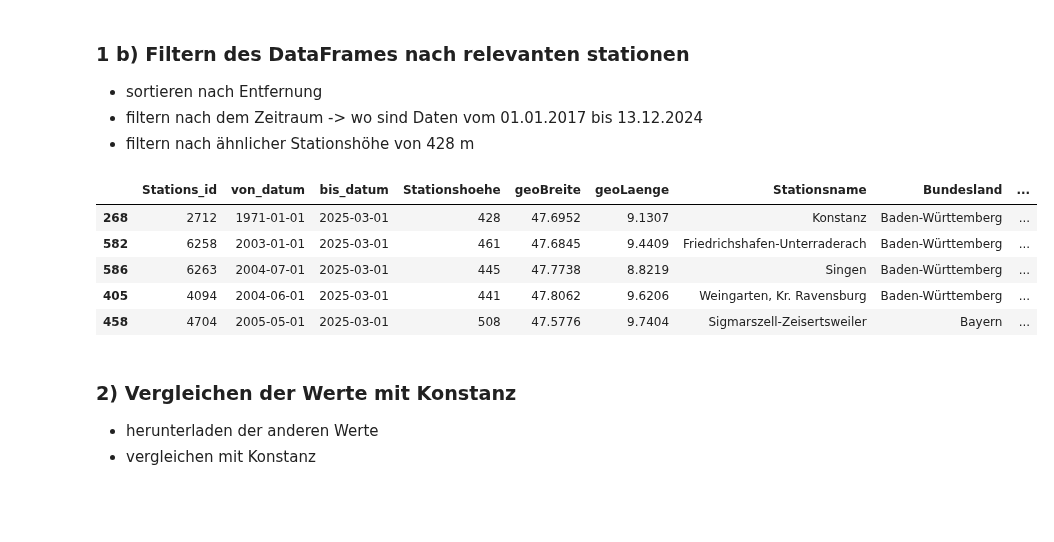
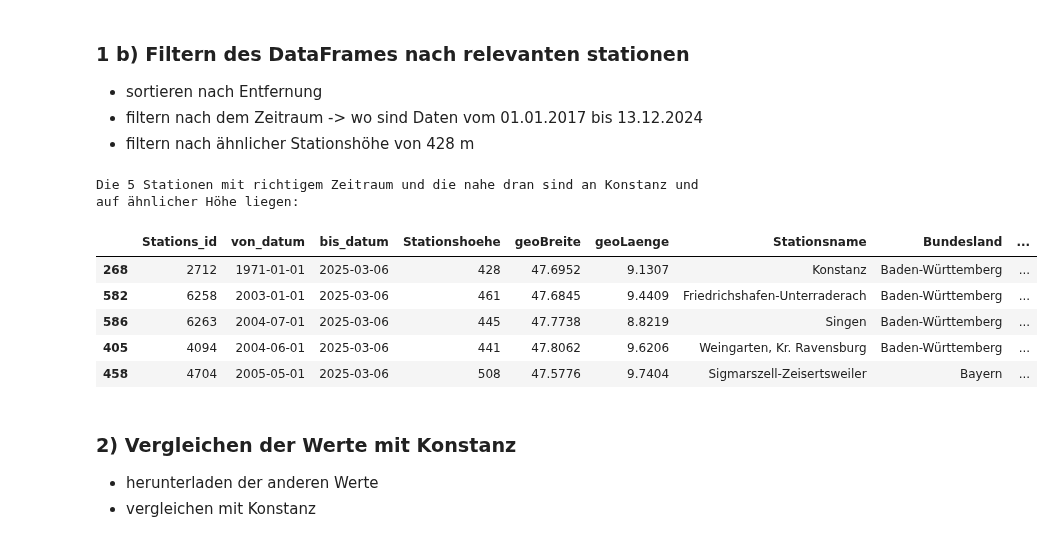
Before and after one commit to sgc-kn/dashboards, a Jupyter notebook: majas_notebooks/andere_dwd_standorte.ipynb, the cells around one changed output. Saved outputs shown, nothing was run; the diff lists cells and outputs as text; code cells hidden in the pictures; blank space fills up the shorter version.

```diff
--- a/majas_notebooks/andere_dwd_standorte.ipynb
+++ b/majas_notebooks/andere_dwd_standorte.ipynb
@@ -69,0 +28,5 @@ display(stationen_df.head())
+# %%
+url_stationen = 'https://opendata.dwd.de/climate_environment/CDC/observations_germany/climate/hourly/air_temperature/historical/TU_Stundenwerte_Beschreibung_Stationen.txt'
+
+stationen_df = dwd_func.get_meta_dwd_stationen(url_stationen)
+stationen_df.head(15)
@@ -84,19 +64,11 @@ ziel_station = stationen_df[stationen_df["Stationsname"] == "Konstanz"]
 ziel_lat = ziel_station['geoBreite'].values[0]
 ziel_lon = ziel_station['geoLaenge'].values[0]
 
-# Haversine-Formel definieren
-def haversine(lat1, lon1, lat2, lon2):
-    lat1, lon1, lat2, lon2 = map(np.radians, [lat1, lon1, lat2, lon2])
-    dlat = lat2 - lat1
-    dlon = lon2 - lon1
-    a = np.sin(dlat/2)**2 + np.cos(lat1) * np.cos(lat2) * np.sin(dlon/2)**2
-    c = 2 * np.arcsin(np.sqrt(a))
-    r = 6371  # Erdradius in km
-    return c * r
+
 
 # Entfernung berechnen und neue Spalte hinzufügen
 stationen_df['Entfernung_km'] = stationen_df.apply(
-    lambda row: haversine(ziel_lat, ziel_lon, row['geoBreite'], row['geoLaenge']),
+    lambda row: dwd_func.haversine(ziel_lat, ziel_lon, row['geoBreite'], row['geoLaenge']),
     axis=1
 )
 
@@ -107,38 +79,40 @@ stationen_df = stationen_df.sort_values('Entfernung_km')
 
 """
     Filtern nach dem Datum
 
 """
 
 start = pd.Timestamp('2017-01-01')
 ende = pd.Timestamp('2024-12-31')
 
 relevant_stations = stationen_df[
     (stationen_df['von_datum'] <= start) &
     (stationen_df['bis_datum'] >= ende)
 ]
 
 """
     Filtern nach Stationshöhe
 
 """
 
 ziel_hoehe = ziel_station["Stationshoehe"].values[0]
 
 relevant_stations = relevant_stations[
     (stationen_df['Stationshoehe'] <= ziel_hoehe + 80) &
     (stationen_df['Stationshoehe'] >= ziel_hoehe - 80)
     ]
 
 # Ergebnis anzeigen
+print("\nDie 5 Stationen mit richtigem Zeitraum und die nahe dran sind an Konstanz und auf ähnlicher Höhe liegen: \n")
 display(relevant_stations.head(5))
 # %% [output]
+Die 5 Stationen mit richtigem Zeitraum und die nahe dran sind an Konstanz und auf ähnlicher Höhe liegen:
 |  | Stations_id | von_datum | bis_datum | Stationshoehe | geoBreite | geoLaenge | Stationsname | Bundesland | ... |
-| 268 | 2712 | 1971-01-01 | 2025-03-01 | 428 | 47.6952 | 9.1307 | Konstanz | Baden-Württemberg | ... |
-| 582 | 6258 | 2003-01-01 | 2025-03-01 | 461 | 47.6845 | 9.4409 | Friedrichshafen-Unterraderach | Baden-Württemberg | ... |
-| 586 | 6263 | 2004-07-01 | 2025-03-01 | 445 | 47.7738 | 8.8219 | Singen | Baden-Württemberg | ... |
-| 405 | 4094 | 2004-06-01 | 2025-03-01 | 441 | 47.8062 | 9.6206 | Weingarten, Kr. Ravensburg | Baden-Württemberg | ... |
-| 458 | 4704 | 2005-05-01 | 2025-03-01 | 508 | 47.5776 | 9.7404 | Sigmarszell-Zeisertsweiler | Bayern | ... |
+| 268 | 2712 | 1971-01-01 | 2025-03-06 | 428 | 47.6952 | 9.1307 | Konstanz | Baden-Württemberg | ... |
+| 582 | 6258 | 2003-01-01 | 2025-03-06 | 461 | 47.6845 | 9.4409 | Friedrichshafen-Unterraderach | Baden-Württemberg | ... |
+| 586 | 6263 | 2004-07-01 | 2025-03-06 | 445 | 47.7738 | 8.8219 | Singen | Baden-Württemberg | ... |
+| 405 | 4094 | 2004-06-01 | 2025-03-06 | 441 | 47.8062 | 9.6206 | Weingarten, Kr. Ravensburg | Baden-Württemberg | ... |
+| 458 | 4704 | 2005-05-01 | 2025-03-06 | 508 | 47.5776 | 9.7404 | Sigmarszell-Zeisertsweiler | Bayern | ... |
 # %% [markdown]
 ### 2) Vergleichen der Werte mit Konstanz
 - herunterladen der anderen Werte
```
Also changed, not shown: parts of 16 cells of this notebook, 1 other file.
